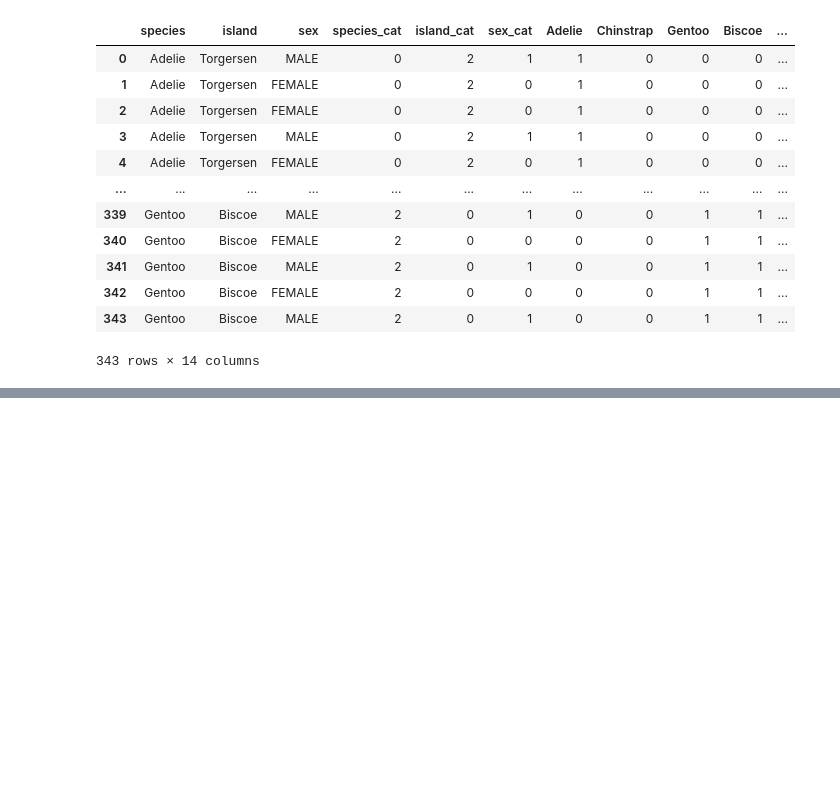
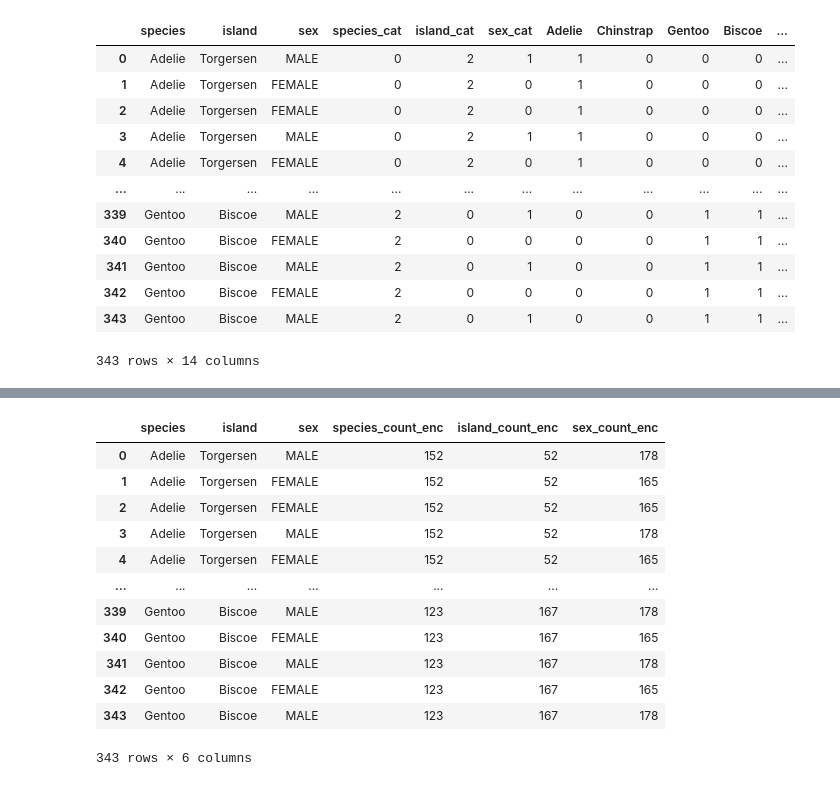
Before and after one commit to dhrey112/todo_in_ML-project, a Jupyter notebook: features_engineering.ipynb, the cells around one changed output, grey strips where cells are left out. Drawn from its saved outputs; the diff is of its cells as text; code cells hidden in the pictures; blank space fills up the shorter version.

```diff
--- a/features_engineering.ipynb
+++ b/features_engineering.ipynb
@@ -213,0 +218,26 @@ categorical_data
+# %%
+categorical_data = data.drop(['culmen_length_mm', 'culmen_depth_mm', 'flipper_length_mm', 'body_mass_g'], axis=1)
+
+species_count = categorical_data['species'].value_counts()
+island_count = categorical_data['island'].value_counts()
+sex_count = categorical_data['sex'].value_counts()
+
+categorical_data['species_count_enc'] = categorical_data['species'].map(species_count)
+categorical_data['island_count_enc'] = categorical_data['island'].map(island_count)
+categorical_data['sex_count_enc'] = categorical_data['sex'].map(sex_count)
+
+categorical_data
+# %% [output]
+|  | species | island | sex | species_count_enc | island_count_enc | sex_count_enc |
+| 0 | Adelie | Torgersen | MALE | 152 | 52 | 178 |
+| 1 | Adelie | Torgersen | FEMALE | 152 | 52 | 165 |
+| 2 | Adelie | Torgersen | FEMALE | 152 | 52 | 165 |
+| 3 | Adelie | Torgersen | MALE | 152 | 52 | 178 |
+| 4 | Adelie | Torgersen | FEMALE | 152 | 52 | 165 |
+| ... | ... | ... | ... | ... | ... | ... |
+| 339 | Gentoo | Biscoe | MALE | 123 | 167 | 178 |
+| 340 | Gentoo | Biscoe | FEMALE | 123 | 167 | 165 |
+| 341 | Gentoo | Biscoe | MALE | 123 | 167 | 178 |
+| 342 | Gentoo | Biscoe | FEMALE | 123 | 167 | 165 |
+| 343 | Gentoo | Biscoe | MALE | 123 | 167 | 178 |
+343 rows × 6 columns
```
Also changed, not shown: parts of 1 cell of this notebook.
